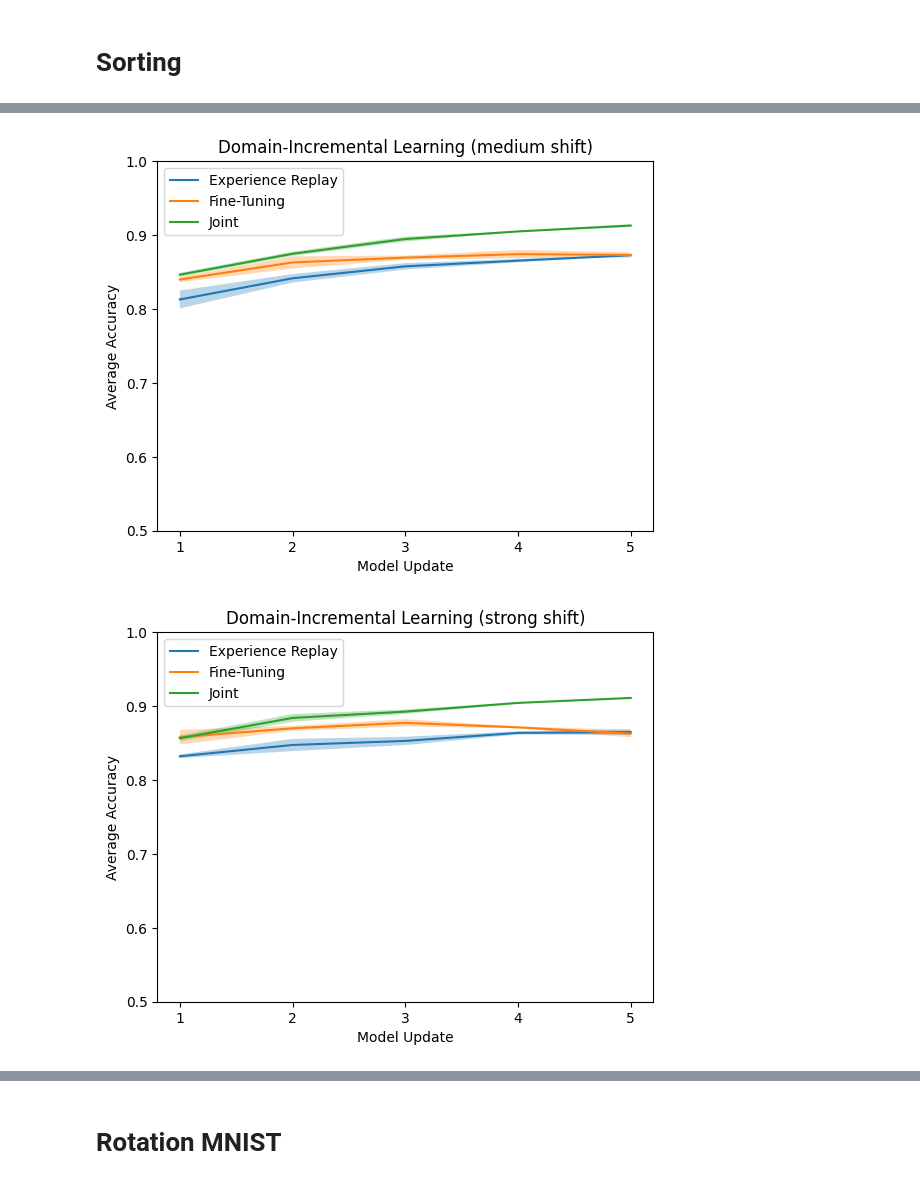
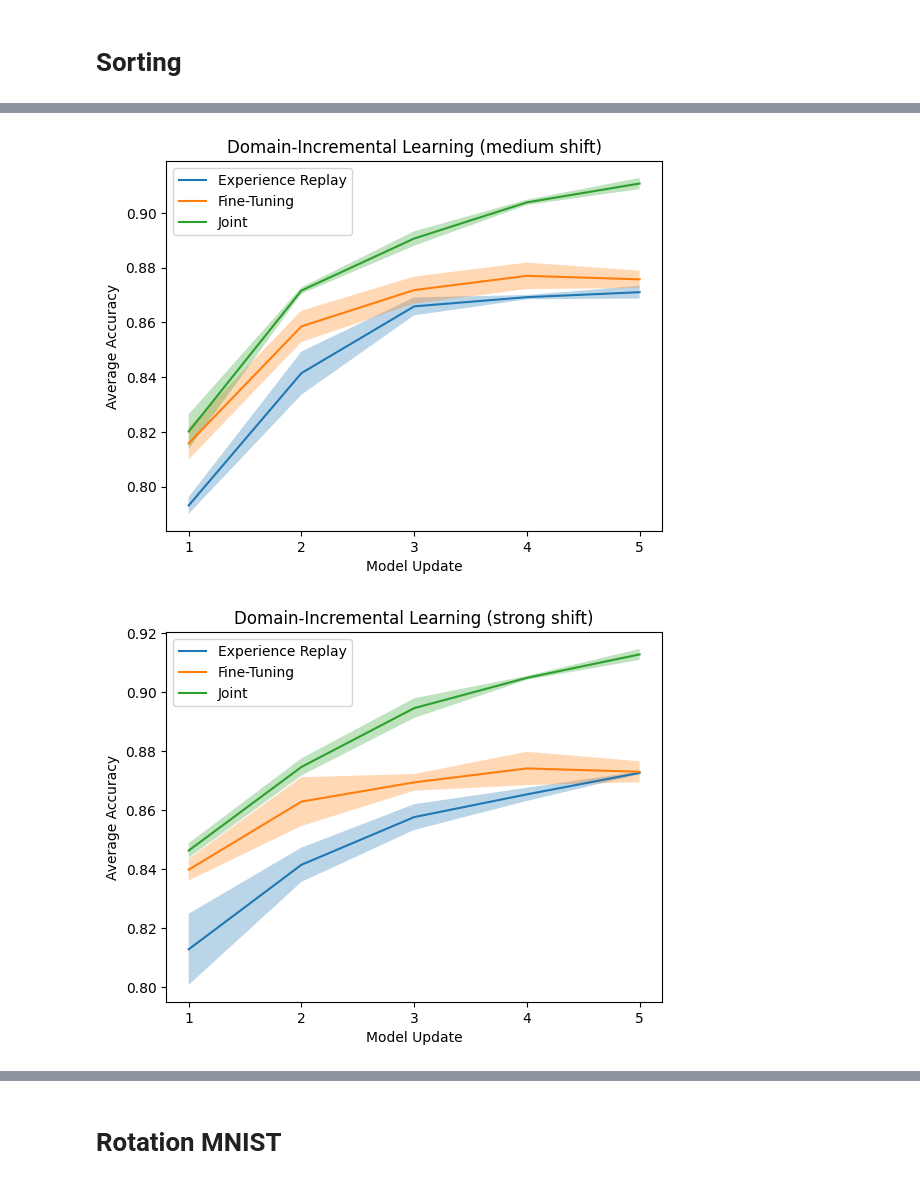
Before and after one commit to awslabs/Renate, a Jupyter notebook: benchmarking.ipynb, the cells around one changed output, grey strips where cells are left out. Saved outputs shown, nothing was run; the diff lists cells and outputs as text; code cells hidden in the pictures.

```diff
--- a/benchmarking.ipynb
+++ b/benchmarking.ipynb
@@ -110,6 +110,7 @@ def submit_rotation_experiment(benchmark_type, benchmark, updater, num_seeds, ma
     num_tasks = config_space["num_tasks"]
     del config_space["num_tasks"]
     assert benchmark_type == "domain-incremental"
+    assert benchmark == "rotation-mnist"
     degrees_key = "data_module_fn_degrees"
     assert degrees_key in config_space
     config_space[degrees_key] = "[" + (",".join([str(int(d)) for d in np.arange(0, max_degree, max_degree / num_tasks)])) + "]"
@@ -139,6 +140,7 @@ def submit_sorting_experiment(benchmark_type, benchmark, updater, num_seeds, exp
     num_tasks = config_space["num_tasks"]
     del config_space["num_tasks"]
     assert benchmark_type == "domain-incremental"
+    assert benchmark == "sorting-cifar10"
     exponent_key = "data_module_fn_exponent"
     assert exponent_key in config_space
     config_space[exponent_key] = str(exponent)
@@ -257,17 +259,18 @@ for updater in UPDATERS:
 # Sorting
 # %%
 assert BENCHMARK == "sorting-cifar10"
+exponents = [1, 5, 10, 1000]
 final_results = {}
-for exponent in [1, 10, 100, 1000]:
+for exponent in exponents:
     final_results[exponent] = get_sorting_results(num_tasks=get_num_tasks(BENCHMARK_TYPE, BENCHMARK), exponent=exponent)
 # %%
-for exponent, noise in zip([1, 10, 100, 1000], ["weak", "medium", "strong", "very strong"]):
+for exponent, noise in zip(exponents, ["weak", "medium", "strong", "very strong"]):
     plot(
         final_results[exponent],
         xlabel="Model Update",
         ylabel="Average Accuracy",
         title=f"Domain-Incremental Learning ({noise} shift)",
         output_file=f"figs/sorting_cifar10_{exponent}_avg_acc.pdf",
-        ylim=(0.5, 1)
+        #ylim=(0.5, 1)
     )
 # %% [output]
@@ -275,2 +278,2 @@ for exponent, noise in zip([1, 10, 100, 1000], ["weak", "medium", "strong", "ver
-[figure, old version]
+[figure, new version]
-[figure, old version]
+[figure, new version]
```
Also changed, not shown: parts of 2 cells of this notebook.
